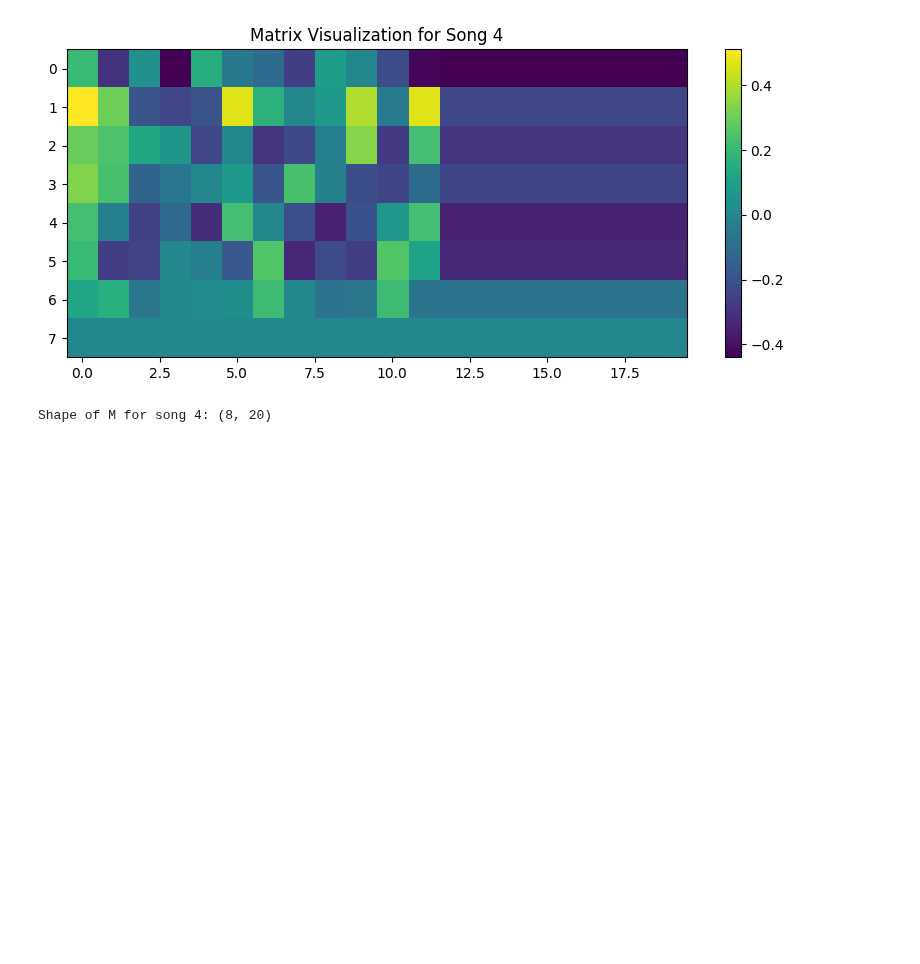
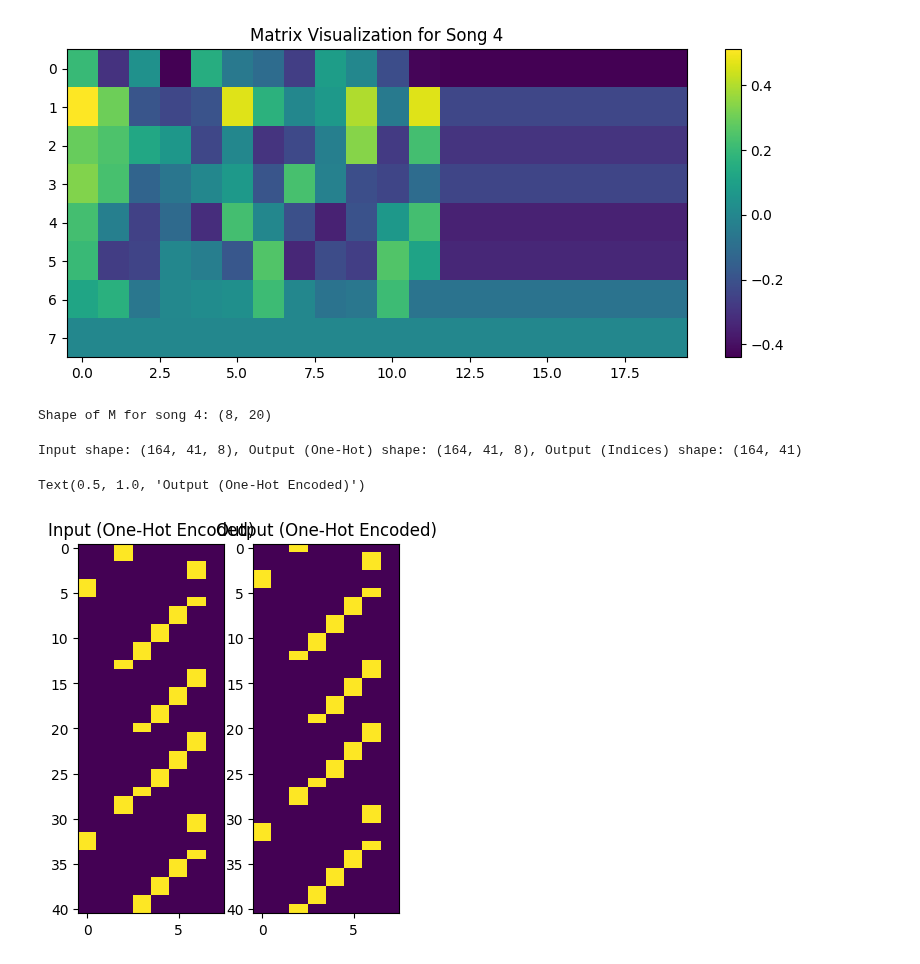
Before and after one commit to Ahmadar91/Master-sThesis, a Jupyter notebook: altModel.ipynb, the cells around one changed output. Drawn from its saved outputs; the diff is of its cells as text; code cells hidden in the pictures; blank space fills up the shorter version.

```diff
--- a/altModel.ipynb
+++ b/altModel.ipynb
@@ -2285,2 +1245,0 @@ Epoch 501, Accuracy: 0.9695122092962265, Accuracies: [0.98 0.95 0.98 0.98]
-# %%
-s,t, raw=generateIOData(4)
@@ -2710,3 +1482,44 @@ Shape of M for song 2: (8, 20)
 Shape of M for song 3: (8, 20)
 [figure]
 Shape of M for song 4: (8, 20)
+# %%
+def generateIOData(nrOfSongs,songStrings):
+    notes = list("ABCDEFGH")
+    source = []
+    target_one_hot = []
+    target_indices = []
+    raw_target = []
+
+    for s in range(nrOfSongs):
+        for i in range(len(songStrings[s]) - 1):  # Adjust for loop to cover up to the second last character
+            input_one_hot = np.zeros((41, 8))
+            current_target_one_hot = np.zeros((41, 8))
+            current_target_indices = np.zeros(41, dtype=int)
+            for j in range(41):
+                if (i + j) < len(songStrings[s]):  # Ensure we don't exceed the song's length
+                    input_index = notes.index(songStrings[s][(i+j) % len(songStrings[s])])
+                    input_one_hot[j][input_index] = 1.0
+                    if (i + j + 1) < len(songStrings[s]):
+                        target_index = notes.index(songStrings[s][(i+j+1) % len(songStrings[s])])
+                        current_target_one_hot[j][target_index] = 1.0
+                        current_target_indices[j] = target_index
+            source.append(input_one_hot)
+            target_one_hot.append(current_target_one_hot)
+            target_indices.append(current_target_indices)  # Append the array of indices for this input window
+            raw_target.append(target_index)  # Keep track of the target indices
+    return np.array(source), np.array(target_one_hot), np.array(target_indices) , np.array(raw_target)
+
+I, O_hot, O_indices, songs = generateIOData(4,songStrings)
+print(f"Input shape: {I.shape}, Output (One-Hot) shape: {O_hot.shape}, Output (Indices) shape: {O_indices.shape}")
+
+# Display the first input and raw output for visualization
+plt.subplot(1, 3, 1)
+plt.imshow(I[0], aspect='auto')
+plt.title("Input (One-Hot Encoded)")
+plt.subplot(1, 3, 2)
+plt.imshow(O_hot[0], aspect='auto')
+plt.title("Output (One-Hot Encoded)")
+# %% [output]
+Input shape: (164, 41, 8), Output (One-Hot) shape: (164, 41, 8), Output (Indices) shape: (164, 41)
+Text(0.5, 1.0, 'Output (One-Hot Encoded)')
+[figure, added]
```
Also changed, not shown: parts of 50 cells of this notebook.
